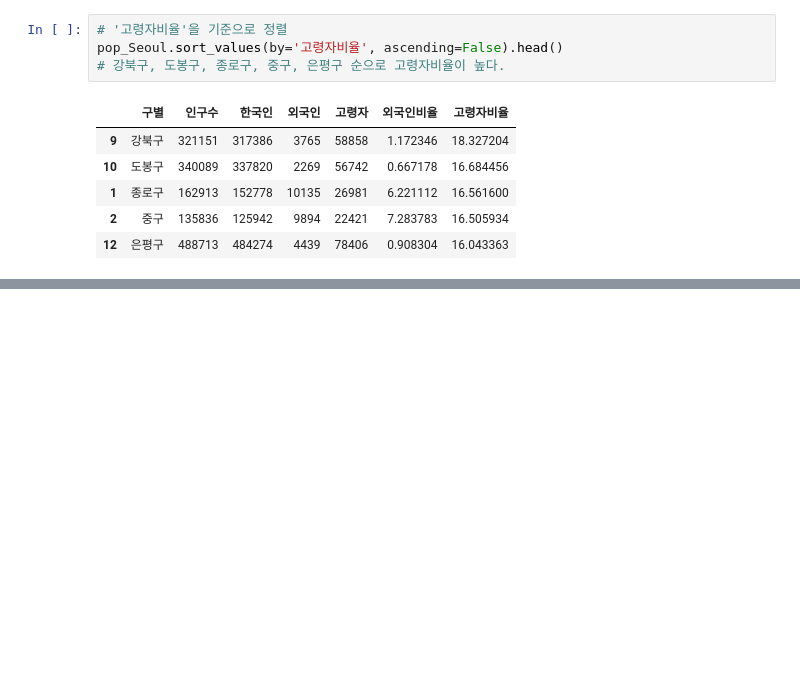
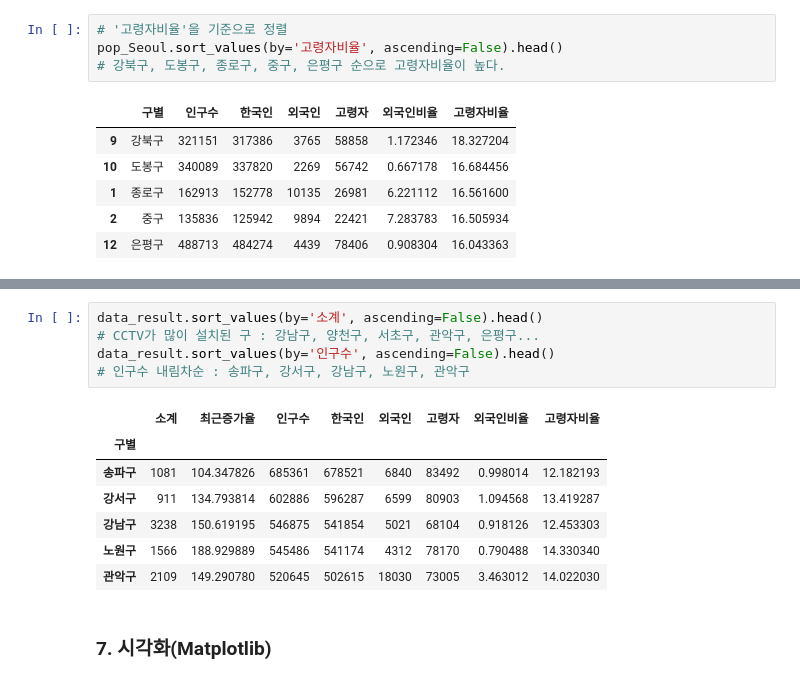
Before and after one commit to leebaek/python_data_analysis, a Jupyter notebook: 서울시 구별 CCTV 현황 분석/서울시 구별 CCTV 현황 분석.ipynb, the cells around one changed output, grey strips where cells are left out. Cells and saved outputs as stored; diff of their text form; blank space fills up the shorter version.

```diff
--- a/서울시 구별 CCTV 현황 분석/서울시 구별 CCTV 현황 분석.ipynb
+++ b/서울시 구별 CCTV 현황 분석/서울시 구별 CCTV 현황 분석.ipynb
@@ -193,0 +248,15 @@ pop_Seoul.sort_values(by='고령자비율', ascending=False).head()
+# %%
+data_result.sort_values(by='소계', ascending=False).head()
+# CCTV가 많이 설치된 구 : 강남구, 양천구, 서초구, 관악구, 은평구...
+data_result.sort_values(by='인구수', ascending=False).head()
+# 인구수 내림차순 : 송파구, 강서구, 강남구, 노원구, 관악구
+# %% [output]
+|  | 소계 | 최근증가율 | 인구수 | 한국인 | 외국인 | 고령자 | 외국인비율 | 고령자비율 |
+| 구별 |  |  |  |  |  |  |  |  |
+| 송파구 | 1081 | 104.347826 | 685361 | 678521 | 6840 | 83492 | 0.998014 | 12.182193 |
+| 강서구 | 911 | 134.793814 | 602886 | 596287 | 6599 | 80903 | 1.094568 | 13.419287 |
+| 강남구 | 3238 | 150.619195 | 546875 | 541854 | 5021 | 68104 | 0.918126 | 12.453303 |
+| 노원구 | 1566 | 188.929889 | 545486 | 541174 | 4312 | 78170 | 0.790488 | 14.330340 |
+| 관악구 | 2109 | 149.290780 | 520645 | 502615 | 18030 | 73005 | 3.463012 | 14.022030 |
+# %% [markdown]
+### 7. 시각화(Matplotlib)
```
Also changed, not shown: parts of 14 cells of this notebook.
